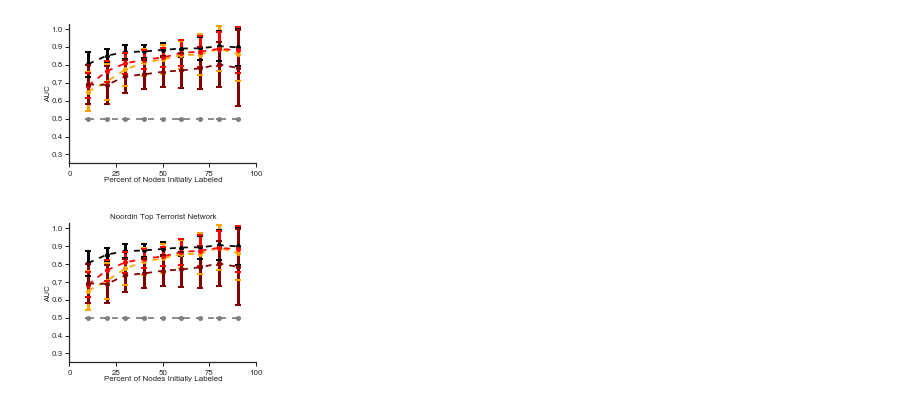
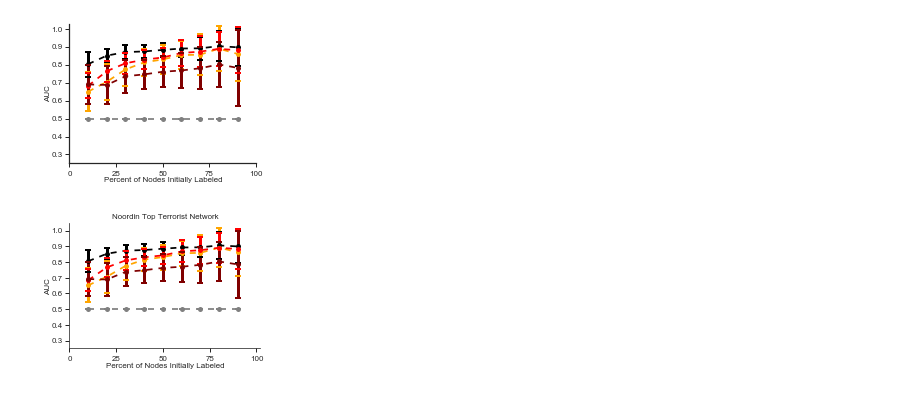
Before and after one commit to kaltenburger/homophily_monophily_NHB, a Jupyter notebook: code/1_analyze_FB100_AddHealth_Noordin_PolBlogs/b3_NoordinTop_final.ipynb, the cells around one changed output. Saved outputs shown, nothing was run; the diff lists cells and outputs as text; code cells hidden in the pictures.

```diff
--- a/code/1_analyze_FB100_AddHealth_Noordin_PolBlogs/b3_NoordinTop_final.ipynb
+++ b/code/1_analyze_FB100_AddHealth_Noordin_PolBlogs/b3_NoordinTop_final.ipynb
@@ -662,17 +662,17 @@ pp.close()
 # %%
 %matplotlib inline
 from matplotlib.ticker import FixedLocator,LinearLocator,MultipleLocator, FormatStrFormatter
-
 fig = plt.figure(figsize=(6.69291/2,2.5), dpi = 300)
 text_size = 8
 axis_text = 8
 tick_label_size = 7
 msize = 5
-pad = 0#.1
+pad = 0
 seaborn.set_style(style='white')
 from mpl_toolkits.axes_grid1 import Grid
 grid = Grid(fig, rect=111, nrows_ncols=(1,1),
             axes_pad=1, label_mode='L')
+
 for i in range(4):
     if i == 0:
         grid[i].xaxis.set_major_locator(FixedLocator([0,25,50,75,100]))
@@ -686,37 +686,43 @@ for i in range(4):
         grid[i].errorbar(percent_initially_labelled*100, mean_wt_auc_zgl_amherst,
             yerr=se_wt_auc_zgl_amherst, fmt='--o', capthick=2,
             alpha=1, elinewidth=3, color='orange', markersize = msize)
         grid[i].errorbar(percent_initially_labelled*100, mean_wt_auc_mv_amherst,
             yerr=se_wt_auc_mv_amherst, fmt='--o', capthick=2,
             alpha=1, elinewidth=3, color='red', markersize = msize)
         grid[i].errorbar(percent_initially_labelled*100, mean_wt_auc_mv2_amherst2,
             yerr=se_wt_auc_mv2_amherst2, fmt='--o', capthick=2,
                 alpha=1, elinewidth=3, color='maroon', markersize = msize)
         grid[i].errorbar(percent_initially_labelled*100, mean_wt_auc_baseline_amherst,
             yerr=se_wt_auc_baseline_amherst, fmt='--o', capthick=2,
            alpha=1, elinewidth=3, color='gray', markersize = msize)
 
 
-        grid[i].set_ylim(0.3,1.05)
+        grid[i].set_ylim(0.25,1.05)
         grid[i].set_xlim(0,102)
-        grid[i].set_ylim(0.25,1.03)
-        grid[i].set_xlim(0,100)
         grid[i].spines['right'].set_visible(False)
         grid[i].spines['top'].set_visible(False)
-        grid[i].tick_params(axis='both', which='major', labelsize=axis_text,
+        grid[i].spines["left"].set_linewidth(0.75)
+        grid[i].spines["bottom"].set_linewidth(0.75)
+
+        grid[i].tick_params(axis='both', which='major',
+                            labelsize=axis_text,
                            length = 0.1,
                            width = 0.5)
-        grid[i].tick_params(axis='both', which='minor', labelsize=axis_text)
+        grid[i].tick_params(axis='both', which='minor',
+                            labelsize=axis_text)
         grid[i].set_xlabel('Percent of Nodes Initially Labeled', size = axis_text,labelpad = pad)
         grid[i].set_ylabel('AUC', size = axis_text,labelpad = pad)
+
 grid[0].set_xticks([0,25, 50, 75, 100])
 grid[0].set_yticks([0.3, 0.4, 0.5,0.6,0.7,0.8,0.9,1])
 grid[0].minorticks_on()
 grid[0].set_title('Noordin Top Terrorist Network', size = text_size)
-grid[0].tick_params('both', length=4, width=1, which='major', left=1, bottom=1, top=0, right=0)#plt.show()
+plt.tight_layout()
+
+grid[0].tick_params('both', length=4, width=1, which='major', left=1, bottom=1, top=0, right=0)
 pp = PdfPages('../../figures/noordin_2hop_vs_1hop_NHB_title.pdf')
 
 pp.savefig(dpi=300)
 pp.close()
 # %% [output]
-[figure, old version]
+[figure, new version]
```
Also changed, not shown: 8 other files.
